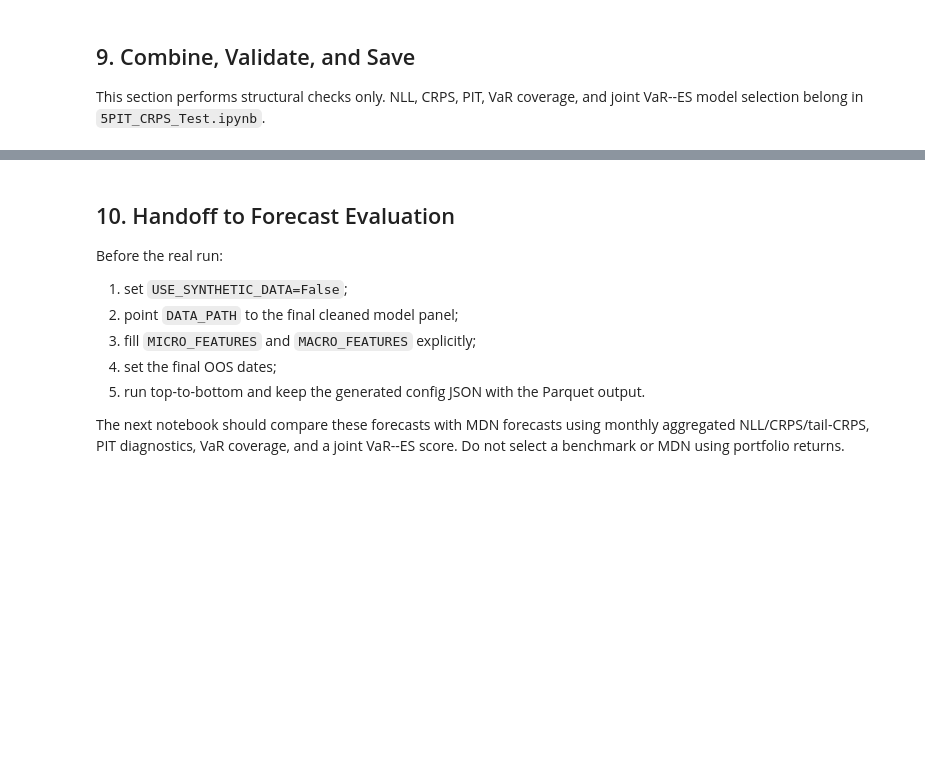
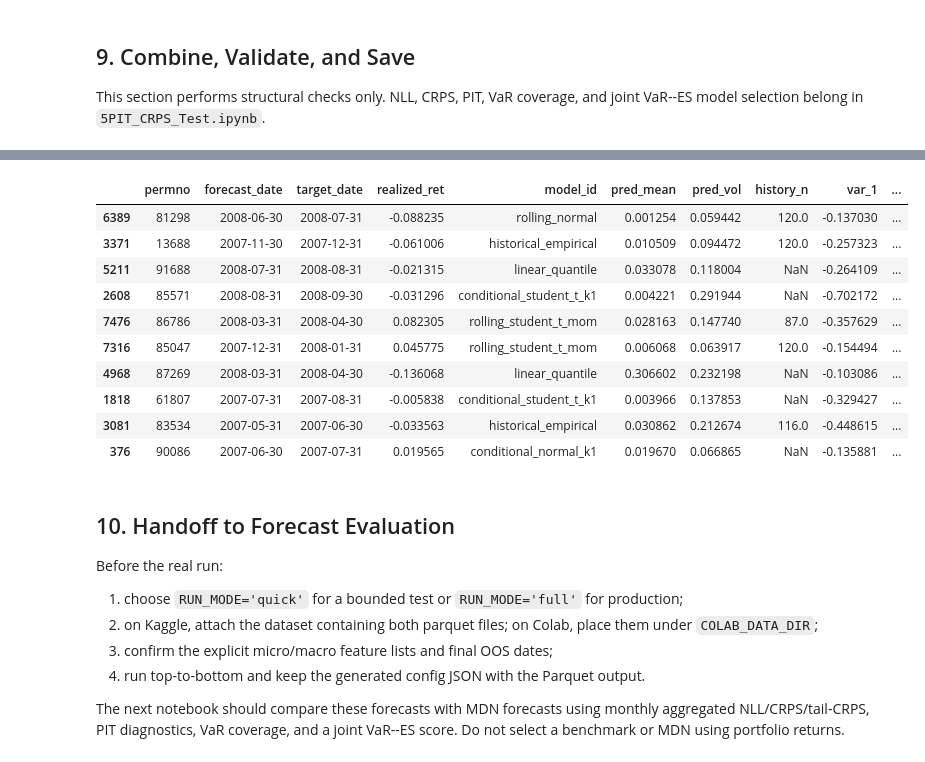
Before and after one commit to damonuc/PricingTailRisk_MDN, a Jupyter notebook: 2Baseline_model.ipynb, the cells around one changed output, grey strips where cells are left out. Saved outputs shown, nothing was run; the diff lists cells and outputs as text; code cells hidden in the pictures; blank space fills up the shorter version.

```diff
--- a/2Baseline_model.ipynb
+++ b/2Baseline_model.ipynb
@@ -967,12 +1179,25 @@ Synthetic smoke-test output was not saved.
+# %%
+baseline_forecasts.sample(10)
+# %% [output]
+|  | permno | forecast_date | target_date | realized_ret | model_id | pred_mean | pred_vol | history_n | var_1 | ... |
+| 6389 | 81298 | 2008-06-30 | 2008-07-31 | -0.088235 | rolling_normal | 0.001254 | 0.059442 | 120.0 | -0.137030 | ... |
+| 3371 | 13688 | 2007-11-30 | 2007-12-31 | -0.061006 | historical_empirical | 0.010509 | 0.094472 | 120.0 | -0.257323 | ... |
+| 5211 | 91688 | 2008-07-31 | 2008-08-31 | -0.021315 | linear_quantile | 0.033078 | 0.118004 | NaN | -0.264109 | ... |
+| 2608 | 85571 | 2008-08-31 | 2008-09-30 | -0.031296 | conditional_student_t_k1 | 0.004221 | 0.291944 | NaN | -0.702172 | ... |
+| 7476 | 86786 | 2008-03-31 | 2008-04-30 | 0.082305 | rolling_student_t_mom | 0.028163 | 0.147740 | 87.0 | -0.357629 | ... |
+| 7316 | 85047 | 2007-12-31 | 2008-01-31 | 0.045775 | rolling_student_t_mom | 0.006068 | 0.063917 | 120.0 | -0.154494 | ... |
+| 4968 | 87269 | 2008-03-31 | 2008-04-30 | -0.136068 | linear_quantile | 0.306602 | 0.232198 | NaN | -0.103086 | ... |
+| 1818 | 61807 | 2007-07-31 | 2007-08-31 | -0.005838 | conditional_student_t_k1 | 0.003966 | 0.137853 | NaN | -0.329427 | ... |
+| 3081 | 83534 | 2007-05-31 | 2007-06-30 | -0.033563 | historical_empirical | 0.030862 | 0.212674 | 116.0 | -0.448615 | ... |
+| 376 | 90086 | 2007-06-30 | 2007-07-31 | 0.019565 | conditional_normal_k1 | 0.019670 | 0.066865 | NaN | -0.135881 | ... |
 # %% [markdown]
 ## 10. Handoff to Forecast Evaluation
 
 Before the real run:
 
-1. set `USE_SYNTHETIC_DATA=False`;
-2. point `DATA_PATH` to the final cleaned model panel;
-3. fill `MICRO_FEATURES` and `MACRO_FEATURES` explicitly;
-4. set the final OOS dates;
-5. run top-to-bottom and keep the generated config JSON with the Parquet output.
+1. choose `RUN_MODE='quick'` for a bounded test or `RUN_MODE='full'` for production;
+2. on Kaggle, attach the dataset containing both parquet files; on Colab, place them under `COLAB_DATA_DIR`;
+3. confirm the explicit micro/macro feature lists and final OOS dates;
+4. run top-to-bottom and keep the generated config JSON with the Parquet output.
 
 The next notebook should compare these forecasts with MDN forecasts using monthly aggregated NLL/CRPS/tail-CRPS, PIT diagnostics, VaR coverage, and a joint VaR--ES score. Do not select a benchmark or MDN using portfolio returns.
```
Also changed, not shown: parts of 13 cells of this notebook, 1 other file.
